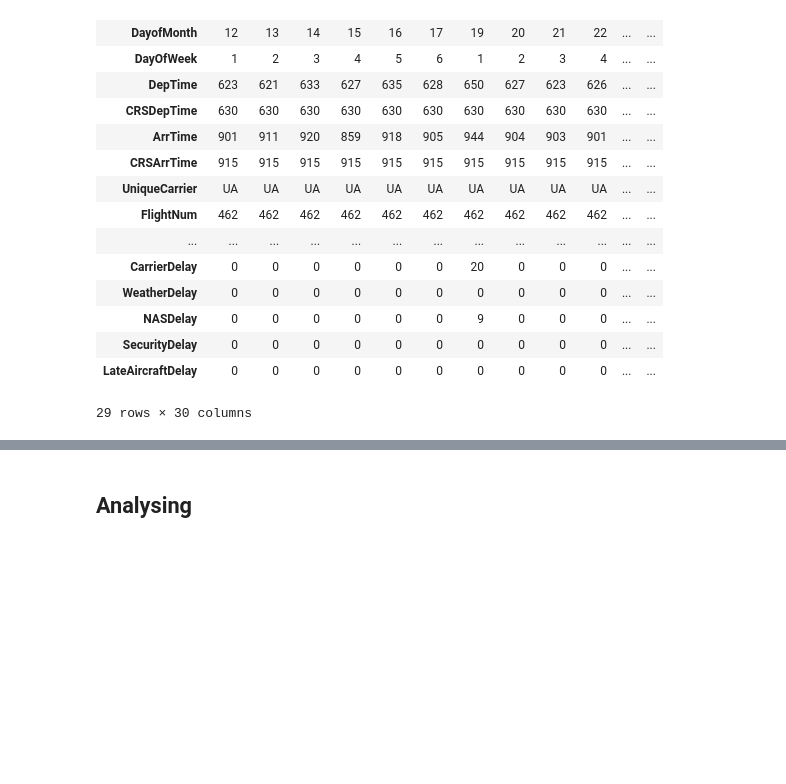
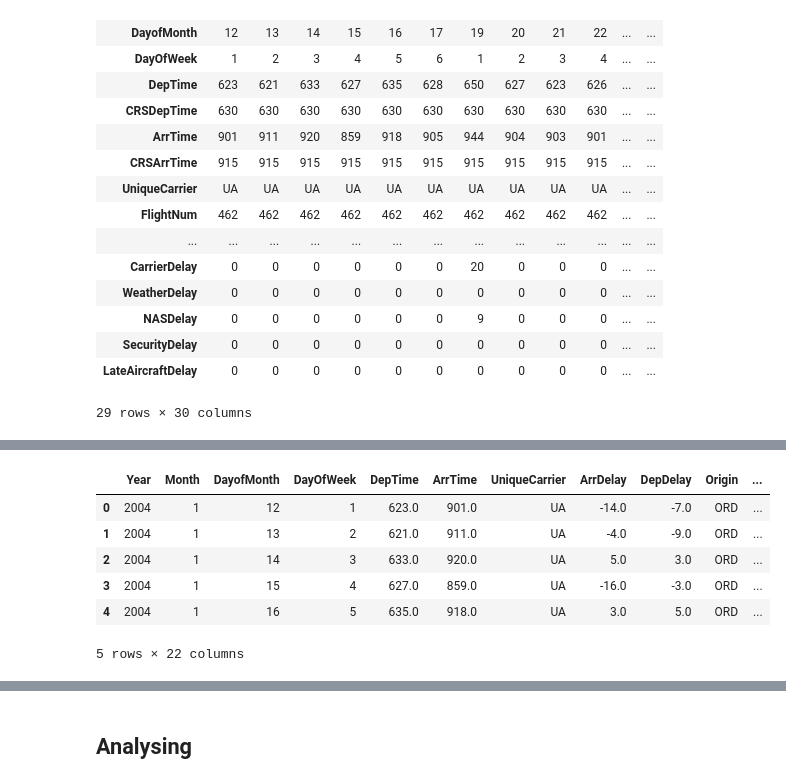
Before and after one commit to ManalAlkallas/Ford_GoBike_Analysis, a Jupyter notebook: Flight_Dataset.ipynb, the cells around one changed output, grey strips where cells are left out. Saved outputs shown, nothing was run; the diff lists cells and outputs as text; code cells hidden in the pictures; blank space fills up the shorter version.

```diff
--- a/Flight_Dataset.ipynb
+++ b/Flight_Dataset.ipynb
@@ -219,0 +351,2 @@ df.drop(['CRSDepTime', 'CRSArrTime','TailNum', 'FlightNum', 'TaxiIn','TaxiOut',
+# %%
+df['DepDate'] = pd.to_datetime(df.Year*10000+df.Month*100+df.DayofMonth,format='%Y%m%d')
@@ -220,3 +363,13 @@ df.drop(['CRSDepTime', 'CRSArrTime','TailNum', 'FlightNum', 'TaxiIn','TaxiOut',
+# %%
+df.head()
+# %% [output]
+|  | Year | Month | DayofMonth | DayOfWeek | DepTime | ArrTime | UniqueCarrier | ArrDelay | DepDelay | Origin | ... |
+| 0 | 2004 | 1 | 12 | 1 | 623.0 | 901.0 | UA | -14.0 | -7.0 | ORD | ... |
+| 1 | 2004 | 1 | 13 | 2 | 621.0 | 911.0 | UA | -4.0 | -9.0 | ORD | ... |
+| 2 | 2004 | 1 | 14 | 3 | 633.0 | 920.0 | UA | 5.0 | 3.0 | ORD | ... |
+| 3 | 2004 | 1 | 15 | 4 | 627.0 | 859.0 | UA | -16.0 | -3.0 | ORD | ... |
+| 4 | 2004 | 1 | 16 | 5 | 635.0 | 918.0 | UA | 3.0 | 5.0 | ORD | ... |
+5 rows × 22 columns
 # %%
 df.info()
 # %% [output]
```
Also changed, not shown: parts of 63 cells of this notebook.
